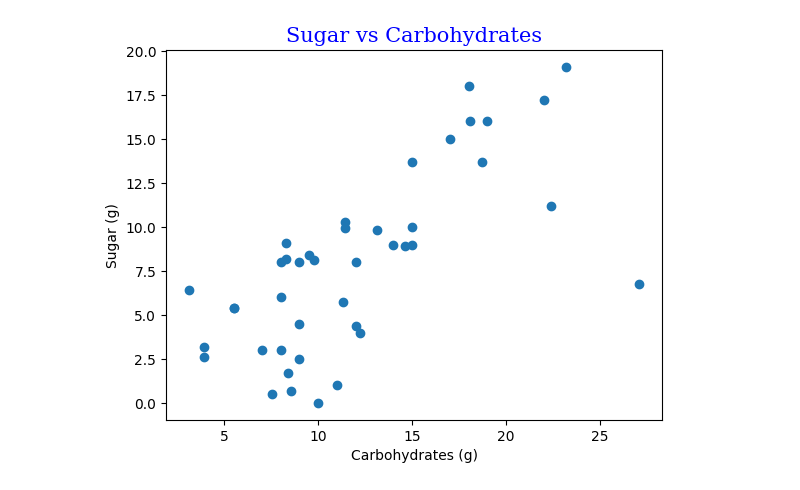
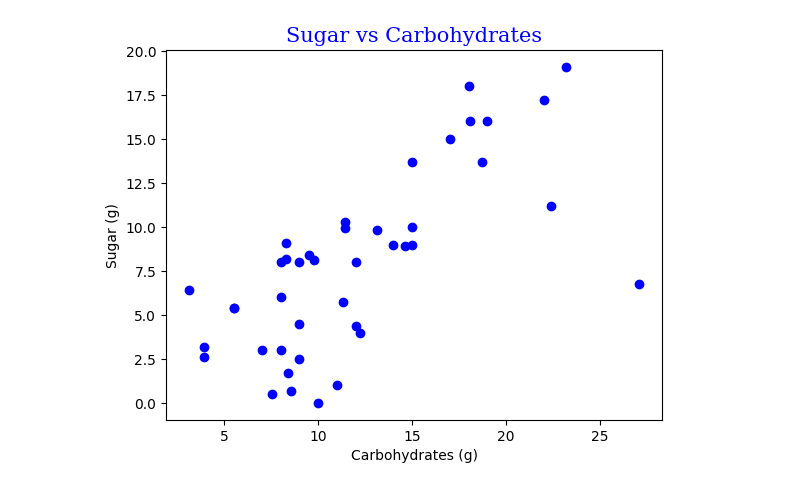
Before and after one commit to hyperFounder/Fruit-Nutrition-Lookup, a Jupyter notebook: Fruit_Nutrition_Lookup.ipynb, the cells around one changed output. Saved outputs shown, nothing was run; the diff lists cells and outputs as text; code cells hidden in the pictures.

```diff
--- a/Fruit_Nutrition_Lookup.ipynb
+++ b/Fruit_Nutrition_Lookup.ipynb
@@ -76,13 +79,13 @@ df.corr()
 # %%
 # Plotting Sugar vs Carbohydrates
 sugar_values = df['nutritions.sugar']
 carbohydrate_values = df['nutritions.carbohydrates']
-plt.scatter(carbohydrate_values, sugar_values, marker='o')
+plt.scatter(carbohydrate_values, sugar_values, marker='o', color='blue')
 # Formatting the font
 font = {'family': 'Serif', 'color':'blue', 'size': 15}
 plt.title('Sugar vs Carbohydrates', fontdict = font)
 plt.xlabel('Carbohydrates (g)')
 plt.ylabel('Sugar (g)')
 plt.show()
 # %% [output]
-[figure, old version]
+[figure, new version]
```
Also changed, not shown: parts of 5 cells of this notebook.
